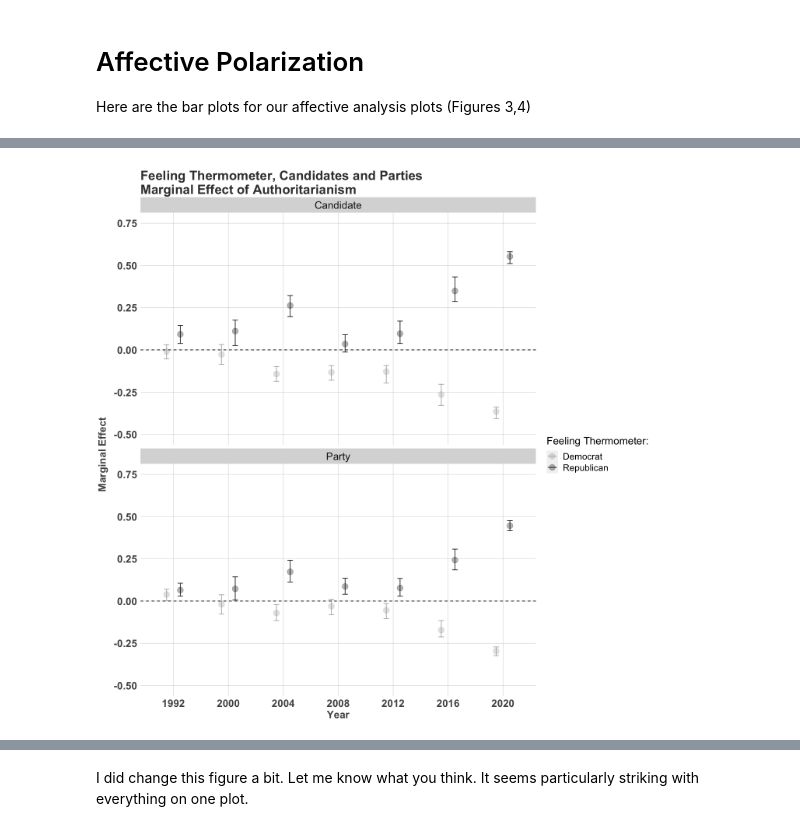
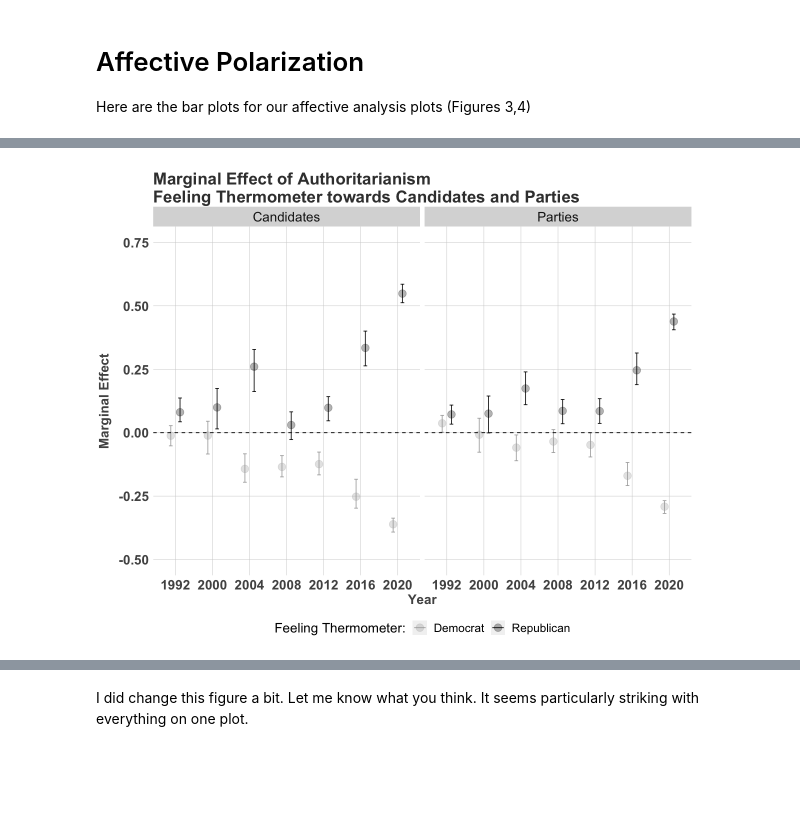
Before and after one commit to crweber9874/Authoritarianism_V2, a Jupyter notebook: analysis/cross_sectional_analysis(ch6)/post_process.ipynb, the cells around one changed output, grey strips where cells are left out. Saved outputs shown, nothing was run; the diff lists cells and outputs as text; code cells hidden in the pictures; blank space fills up the shorter version.

```diff
--- a/analysis/cross_sectional_analysis(ch6)/post_process.ipynb
+++ b/analysis/cross_sectional_analysis(ch6)/post_process.ipynb
@@ -533,35 +538,36 @@ margins = function(fixed = fixed, model_fit){
                         return(r)
                         }
 # %%
- options(repr.plot.width=12, repr.plot.height=12)
+ options(repr.plot.width=10, repr.plot.height=8)
 
 data.frame(rbind(
     margins(fixed_data, model_fit = reps) %>% group_by(year) %>%  summarise(mean = quantile(marginal, prob =0.5),
                                                                             min  = quantile(marginal, prob =0.025),
                                                                             max  = quantile(marginal, prob =0.975)) %>% mutate(Party = "Republicans"),
 
     margins(fixed_data, model_fit = dems) %>% group_by(year) %>%  summarise(mean = quantile(marginal, prob =0.5),
                                                                             min  = quantile(marginal, prob =0.025),
                                                                             max  = quantile(marginal, prob =0.975)) %>% mutate(Party = "Democrats"),
     margins(fixed_data, model_fit = repc) %>% group_by(year) %>%  summarise(mean = quantile(marginal, prob =0.5),
                                                                             min  = quantile(marginal, prob =0.025),
                                                                             max  = quantile(marginal, prob =0.975)) %>% mutate(Party = "Republican_Candidate"),
     margins(fixed_data, model_fit = demc) %>% group_by(year) %>%  summarise(mean = quantile(marginal, prob =0.5),
                                                                             min  = quantile(marginal, prob =0.025),
                                                                             max  = quantile(marginal, prob =0.975)) %>% mutate(Party = "Democratic_Candidate"))) %>%
     mutate(pid = ifelse(Party == "Republicans" | Party == "Republican_Candidate", "Republican", "Democrat")) %>%
-    mutate(candidate = ifelse(Party == "Democratic_Candidate" | Party == "Republican_Candidate", "Candidate", "Party")) %>%
+    mutate(candidate = ifelse(Party == "Democratic_Candidate" | Party == "Republican_Candidate", "Candidates", "Parties")) %>%
 
     ggplot(aes(x = factor(year),
                   y = mean, ymin=min,
-                  ymax=max, colour = as.factor(pid), group = as.factor(pid)))+ facet_wrap(~candidate, nrow = 2) +
+                  ymax=max, colour = as.factor(pid), group = as.factor(pid)))+ facet_wrap(~candidate, nrow = 1) +
   geom_point(size=4,  alpha = 0.3, position = position_dodge(width = 0.5)) +
   geom_errorbar(width = 0.20, alpha=0.9, position = position_dodge(width = 0.5)) +
-  ggtitle("Feeling Thermometer, Candidates and Parties\nMarginal Effect of Authoritarianism") +
+  ggtitle("Marginal Effect of Authoritarianism\nFeeling Thermometer towards Candidates and Parties") +
   ggtheme +
   scale_y_continuous("Marginal Effect", limits=c(-0.5,0.75)) +
   scale_x_discrete("Year") +
   geom_hline(yintercept = 0, colour = "black", linetype = "dashed") +
-  scale_colour_manual(name="Feeling Thermometer:", values=c("darkgrey", "black"))
+  scale_colour_manual(name="Feeling Thermometer:", values=c("darkgrey", "black")) +
+ theme(legend.position="bottom")
 # %% [output]
-[figure, old version]
+[figure, new version]
```
Also changed, not shown: parts of 21 cells of this notebook, 7 other files.
